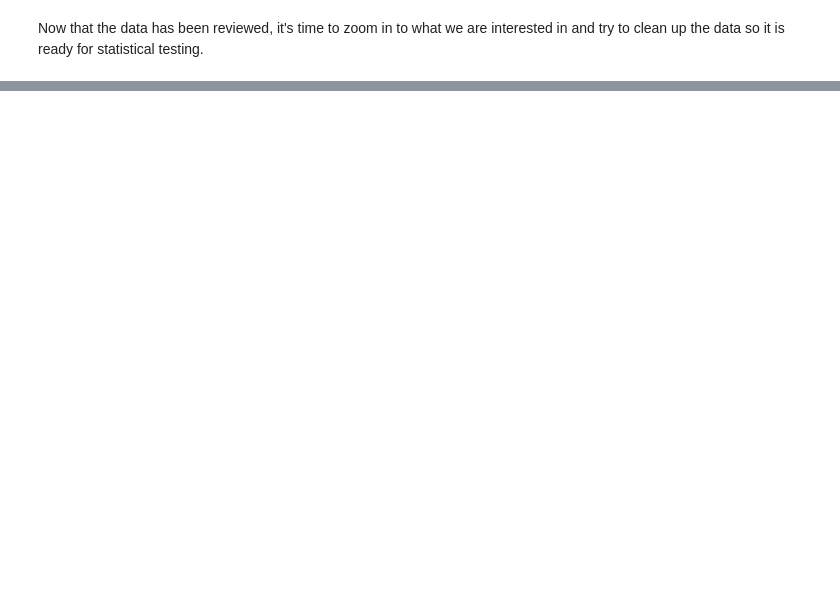
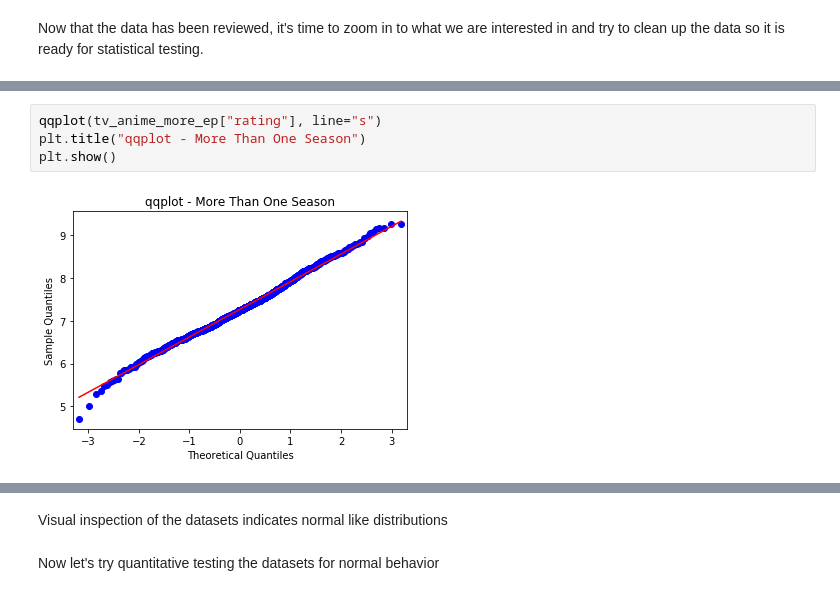
Before and after one commit to SLoganQ/Regarding_Anime, a Jupyter notebook: regarding_anime_data_explorations.ipynb, the cells around one changed output, grey strips where cells are left out. Saved outputs shown, nothing was run; the diff lists cells and outputs as text; blank space fills up the shorter version.

```diff
--- a/regarding_anime_data_explorations.ipynb
+++ b/regarding_anime_data_explorations.ipynb
@@ -294,0 +370,6 @@ plt.show()
+# %%
+qqplot(tv_anime_more_ep["rating"], line="s")
+plt.title("qqplot - More Than One Season")
+plt.show()
+# %% [output]
+[figure, added]
@@ -295,3 +377,7 @@ plt.show()
+# %% [markdown]
+Visual inspection of the datasets indicates normal like distributions
+# %% [markdown]
+Now let's try quantitative testing the datasets for normal behavior
 # %%
 stats.describe(tv_anime_less_ep["rating"])
 # %% [output]
```
Also changed, not shown: parts of 75 cells of this notebook.
